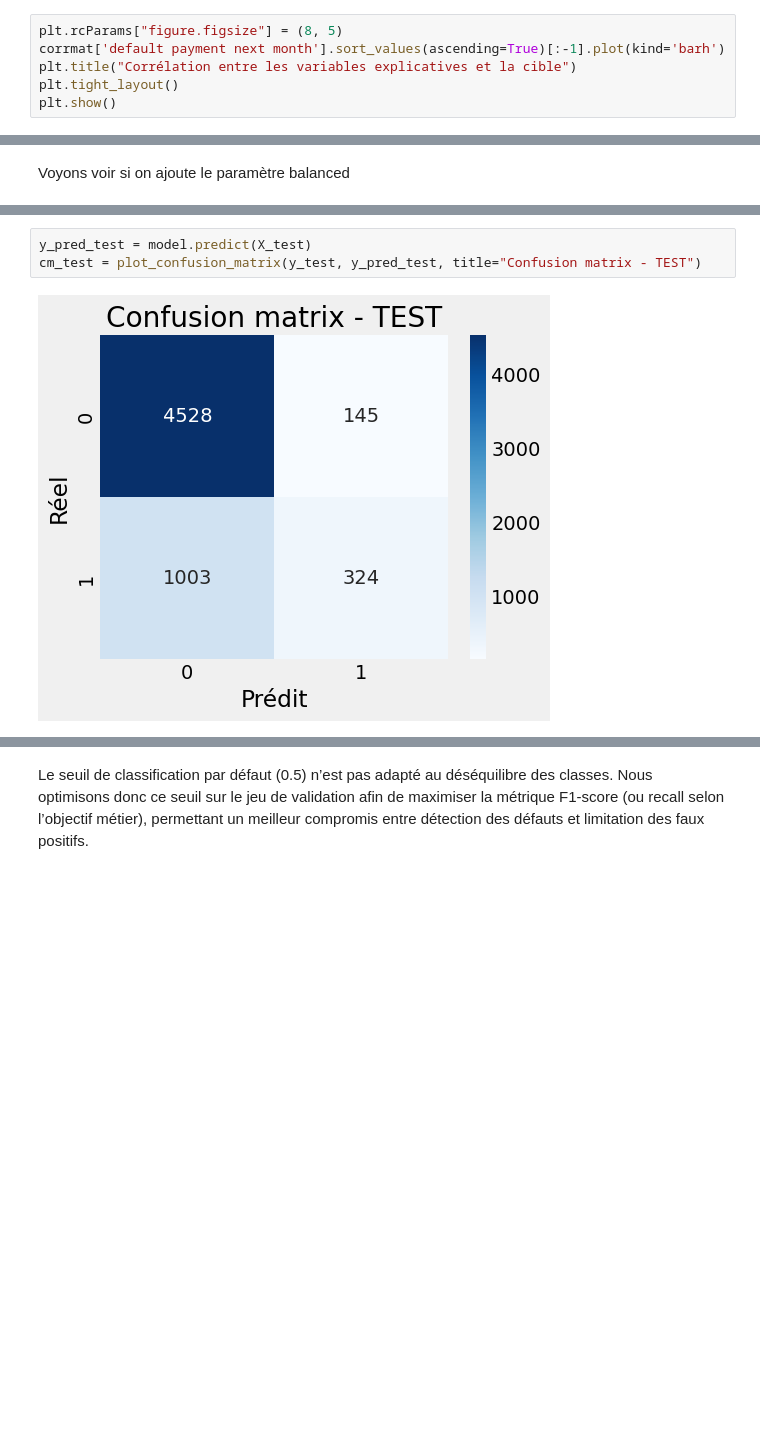
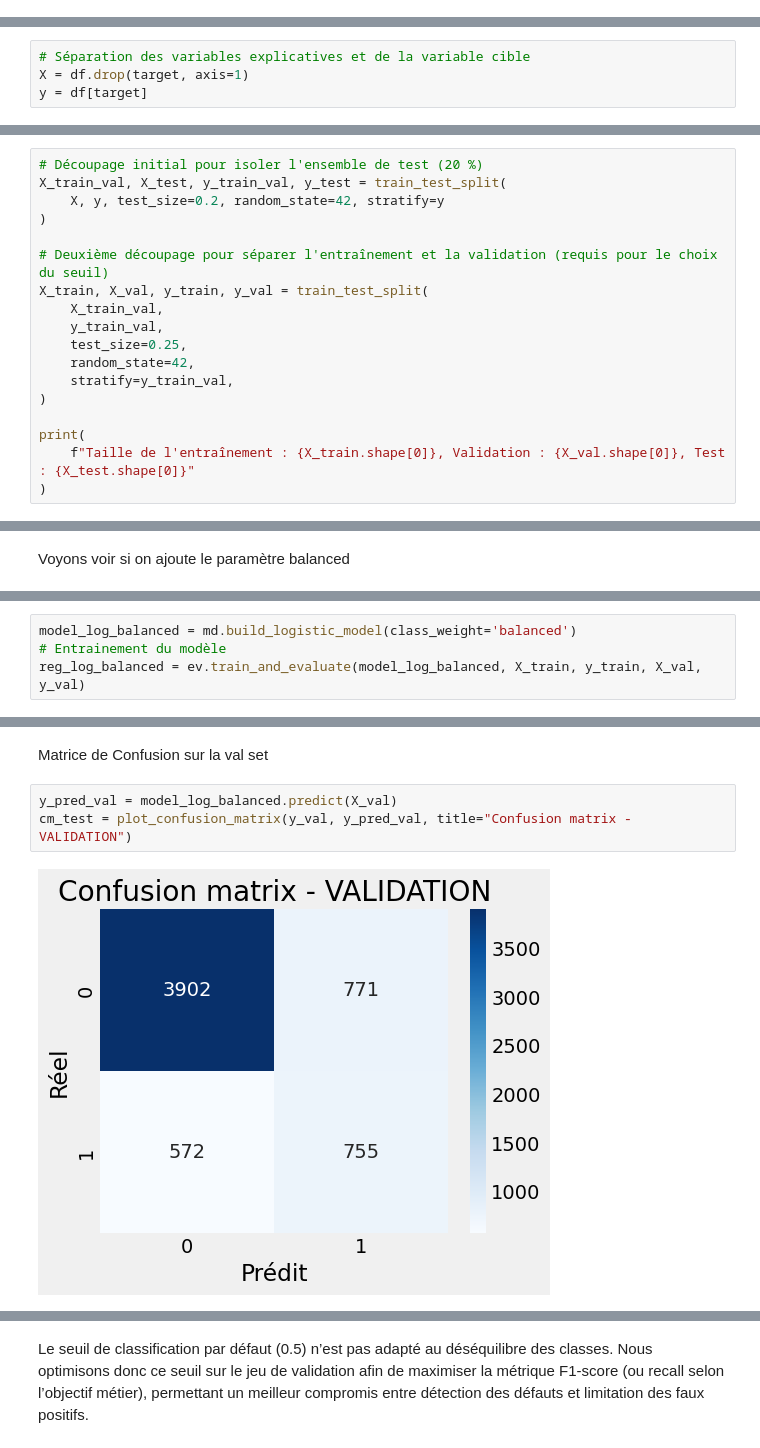
Before and after one commit to NdeyeAminataAida/Projet-AI28, a Jupyter notebook: notebook/project_credit_default.ipynb, the cells around one changed output, grey strips where cells are left out. Cells and saved outputs as stored; diff of their text form; blank space fills up the shorter version.

```diff
--- a/notebook/project_credit_default.ipynb
+++ b/notebook/project_credit_default.ipynb
@@ -153,9 +191,3 @@ plt.title("Matrice de corrélation")
 L'analyse montre une très forte corrélation (entre 0.80 et 0.95) entre les montants des factures (BILL_AMT1 à BILL_AMT6). Cela indique que les montants facturés sur des mois consécutifs évoluent de manière similaire et traduisent le niveau d'endettement du client. De plus ces variables Bill_AMT sont aussi corrélées avec les variables Pay_AMT car les clients bénéficiant d'une limite de crédit élevée réalisent souvent des dépenses plus importantes.
 
 De même, les statuts de paiement (PAY_0 à PAY_6) sont fortement corrélés entre eux (entre 0.47 et 0.82), indiquant qu'un client en retard de paiement un mois donné a tendance à l'être aussi les mois qui suivent. Enfin, on observe une corrélation négative de -0.41 entre l'âge et le statut marital, confirmant logiquement que les clients plus âgés sont plus souvent mariés.
-# %%
-plt.rcParams["figure.figsize"] = (8, 5)
-corrmat['default payment next month'].sort_values(ascending=True)[:-1].plot(kind='barh')
-plt.title("Corrélation entre les variables explicatives et la cible")
-plt.tight_layout()
-plt.show()
@@ -220 +257,5 @@ print(data_clean.shape)
+# %%
+# Séparation des variables explicatives et de la variable cible
+X = df.drop(target, axis=1)
+y = df[target]
 # %% [markdown]
@@ -241,0 +263,18 @@ preprocessor = build_logistic_preprocessor()
+# %%
+# Découpage initial pour isoler l'ensemble de test (20 %)
+X_train_val, X_test, y_train_val, y_test = train_test_split(
+    X, y, test_size=0.2, random_state=42, stratify=y
+)
+
+# Deuxième découpage pour séparer l'entraînement et la validation (requis pour le choix du seuil)
+X_train, X_val, y_train, y_val = train_test_split(
+    X_train_val,
+    y_train_val,
+    test_size=0.25,
+    random_state=42,
+    stratify=y_train_val,
+)
+
+print(
+    f"Taille de l'entraînement : {X_train.shape[0]}, Validation : {X_val.shape[0]}, Test : {X_test.shape[0]}"
+)
@@ -316,0 +333,4 @@ weighted avg       0.76      0.68      0.70      6000
+# %%
+model_log_balanced = md.build_logistic_model(class_weight='balanced')
+# Entrainement du modèle
+reg_log_balanced = ev.train_and_evaluate(model_log_balanced, X_train, y_train, X_val, y_val)
@@ -319,6 +366,8 @@ Matrice de confusion sur le test set
+# %% [markdown]
+Matrice de Confusion sur la val set
 # %%
-y_pred_test = model.predict(X_test)
-cm_test = plot_confusion_matrix(y_test, y_pred_test, title="Confusion matrix - TEST")
+y_pred_val = model_log_balanced.predict(X_val)
+cm_test = plot_confusion_matrix(y_val, y_pred_val, title="Confusion matrix - VALIDATION")
 # %% [output]
-[figure, old version]
+[figure, new version]
 # %% [markdown]
```
Also changed, not shown: parts of 76 cells of this notebook, 4 other files.
